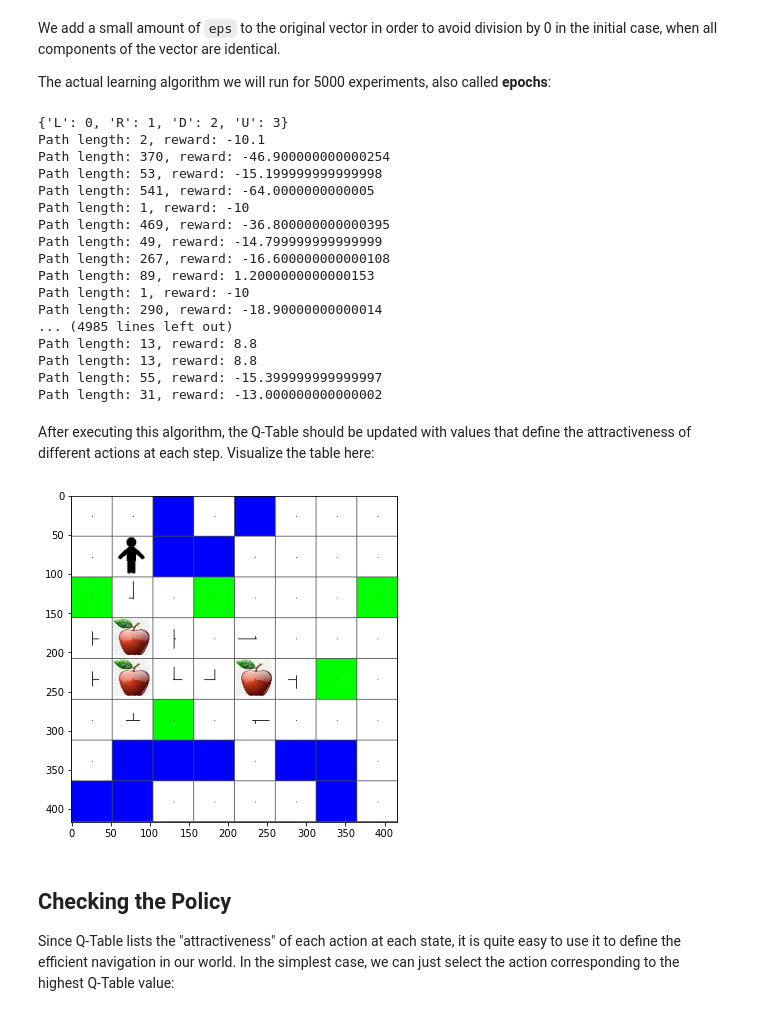
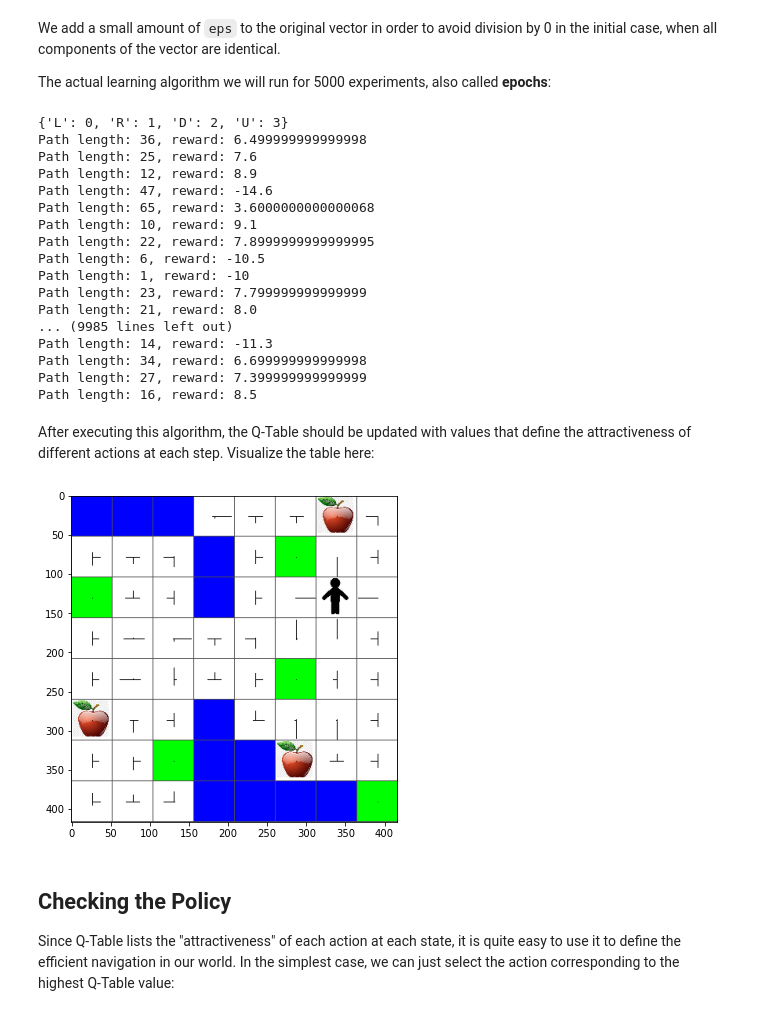
Before and after one commit to tkilla77/1-QLearning, a Jupyter notebook: notebook.ipynb, the cells around one changed output. Drawn from its saved outputs; the diff is of its cells as text; code cells hidden in the pictures.

```diff
--- a/notebook.ipynb
+++ b/notebook.ipynb
@@ -227,7 +227,6 @@ def probstrategy(m, Q):
     while True:
         weights = normalize(Q[x,y,m.energy,m.fatigue])
         action = random.choices(list(actions.items()), weights=weights)
-        new_pos = m.move_pos(m.human, action[0][1])
         return action[0]
 
 action_index = {a: i for i, a in enumerate(actions.keys())}
@@ -254,7 +253,7 @@ def learn(m, Q, strategy):
         if r < -5 or total_reward < -100 or r > 5:
             return path_length, total_reward
 
-epochs = 5000
+epochs = 10000
 print(action_index)
 for epoch in range(epochs):
     path_length, r = learn(m, Q, probstrategy)
@@ -263,29 +262,29 @@ for epoch in range(epochs):
     lpath.append(path_length)
 # %% [output]
 {'L': 0, 'R': 1, 'D': 2, 'U': 3}
-Path length: 2, reward: -10.1
-Path length: 370, reward: -46.900000000000254
-Path length: 53, reward: -15.199999999999998
-Path length: 541, reward: -64.0000000000005
+Path length: 36, reward: 6.499999999999998
+Path length: 25, reward: 7.6
+Path length: 12, reward: 8.9
+Path length: 47, reward: -14.6
+Path length: 65, reward: 3.6000000000000068
+Path length: 10, reward: 9.1
+Path length: 22, reward: 7.8999999999999995
+Path length: 6, reward: -10.5
 Path length: 1, reward: -10
-Path length: 469, reward: -36.800000000000395
-Path length: 49, reward: -14.799999999999999
-Path length: 267, reward: -16.600000000000108
-Path length: 89, reward: 1.2000000000000153
-Path length: 1, reward: -10
-Path length: 290, reward: -18.90000000000014
-... (4985 lines left out)
-Path length: 13, reward: 8.8
-Path length: 13, reward: 8.8
-Path length: 55, reward: -15.399999999999997
-Path length: 31, reward: -13.000000000000002
+Path length: 23, reward: 7.799999999999999
+Path length: 21, reward: 8.0
+... (9985 lines left out)
+Path length: 14, reward: -11.3
+Path length: 34, reward: 6.699999999999998
+Path length: 27, reward: 7.399999999999999
+Path length: 16, reward: 8.5
 # %% [markdown]
 After executing this algorithm, the Q-Table should be updated with values that define the attractiveness of different actions at each step. Visualize the table here:
 # %%
 #m.random_start()
-m.plot(Q, energy=8,fatigue=3)
+m.plot(Q, energy=5,fatigue=2)
 # %% [output]
-[figure, old version]
+[figure, new version]
 # %% [markdown]
 ## Checking the Policy
 
```
Also changed, not shown: parts of 4 cells of this notebook.
